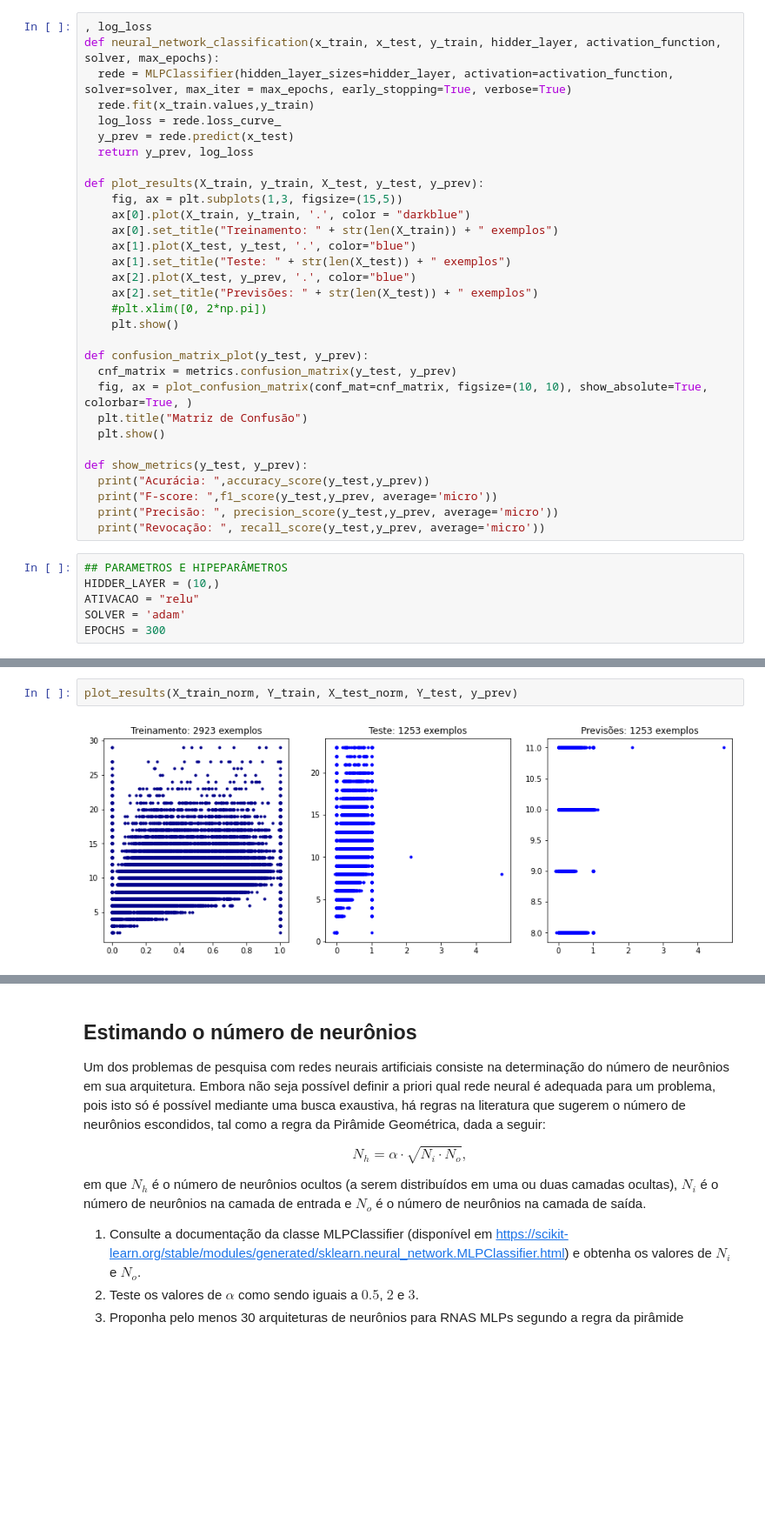
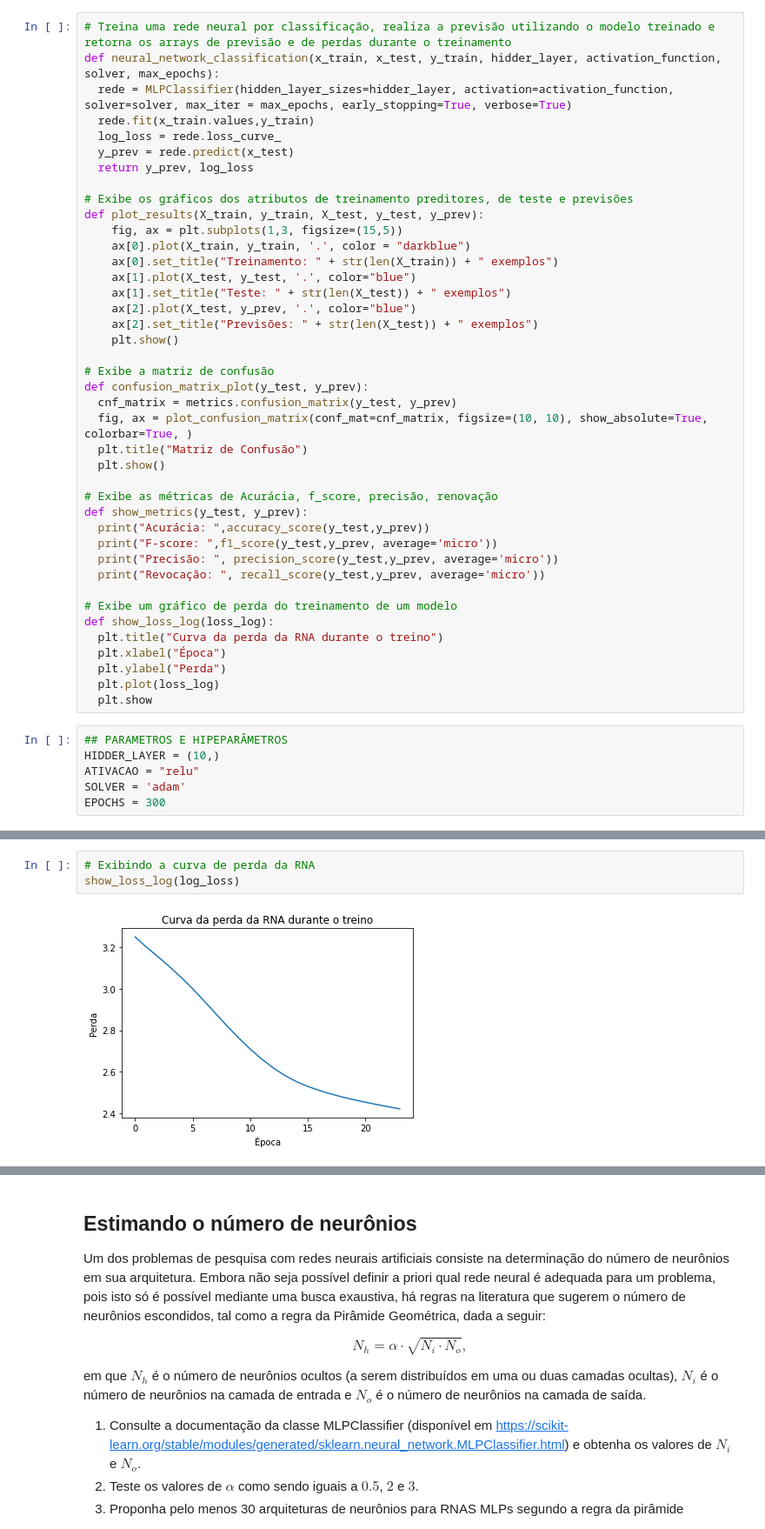
Before and after one commit to JulioCFSdev/Redes-Neurais-Artificiais, a Jupyter notebook: atividade_2.2/Lucas_Julio_RNA_2022_2_AA2_2.ipynb, the cells around one changed output, grey strips where cells are left out. Shown at 87% size. Saved outputs shown, nothing was run; the diff lists cells and outputs as text; blank space fills up the shorter version.

```diff
--- a/atividade_2.2/Lucas_Julio_RNA_2022_2_AA2_2.ipynb
+++ b/atividade_2.2/Lucas_Julio_RNA_2022_2_AA2_2.ipynb
@@ -208,7 +208,7 @@ X_test_norm
 
 No tocante ao Passo 3, construa funções para esta tarefa, pois serão recorrentemente utilizadas ao longo do trabalho
 # %%
-, log_loss
+# Treina uma rede neural por classificação, realiza a previsão utilizando o modelo treinado e retorna os arrays de previsão e de perdas durante o treinamento
 def neural_network_classification(x_train, x_test, y_train, hidder_layer, activation_function, solver, max_epochs):
   rede = MLPClassifier(hidden_layer_sizes=hidder_layer, activation=activation_function, solver=solver, max_iter = max_epochs, early_stopping=True, verbose=True)
   rede.fit(x_train.values,y_train)
@@ -216,6 +216,7 @@ def neural_network_classification(x_train, x_test, y_train, hidder_layer, activa
   y_prev = rede.predict(x_test)
   return y_prev, log_loss
 
+# Exibe os gráficos dos atributos de treinamento preditores, de teste e previsões
 def plot_results(X_train, y_train, X_test, y_test, y_prev):
     fig, ax = plt.subplots(1,3, figsize=(15,5))
     ax[0].plot(X_train, y_train, '.', color = "darkblue")
@@ -224,20 +225,29 @@ def plot_results(X_train, y_train, X_test, y_test, y_prev):
     ax[1].set_title("Teste: " + str(len(X_test)) + " exemplos")
     ax[2].plot(X_test, y_prev, '.', color="blue")
     ax[2].set_title("Previsões: " + str(len(X_test)) + " exemplos")
-    #plt.xlim([0, 2*np.pi])
     plt.show()
 
+# Exibe a matriz de confusão
 def confusion_matrix_plot(y_test, y_prev):
   cnf_matrix = metrics.confusion_matrix(y_test, y_prev)
   fig, ax = plot_confusion_matrix(conf_mat=cnf_matrix, figsize=(10, 10), show_absolute=True, colorbar=True, )
   plt.title("Matriz de Confusão")
   plt.show()
 
+# Exibe as métricas de Acurácia, f_score, precisão, renovação
 def show_metrics(y_test, y_prev):
   print("Acurácia: ",accuracy_score(y_test,y_prev))
   print("F-score: ",f1_score(y_test,y_prev, average='micro'))
   print("Precisão: ", precision_score(y_test,y_prev, average='micro'))
   print("Revocação: ", recall_score(y_test,y_prev, average='micro'))
+
+# Exibe um gráfico de perda do treinamento de um modelo
+def show_loss_log(loss_log):
+  plt.title("Curva da perda da RNA durante o treino")
+  plt.xlabel("Época")
+  plt.ylabel("Perda")
+  plt.plot(loss_log)
+  plt.show
 # %%
 ## PARAMETROS E HIPEPARÂMETROS
 HIDDER_LAYER = (10,)
@@ -276,4 +277,5 @@ plt.show
-# %%
-plot_results(X_train_norm, Y_train, X_test_norm, Y_test, y_prev)
-# %% [output]
-[figure, removed]
+# %%
+# Exibindo a curva de perda da RNA
+show_loss_log(log_loss)
+# %% [output]
+[figure, added]
```
Also changed, not shown: parts of 19 cells of this notebook.
